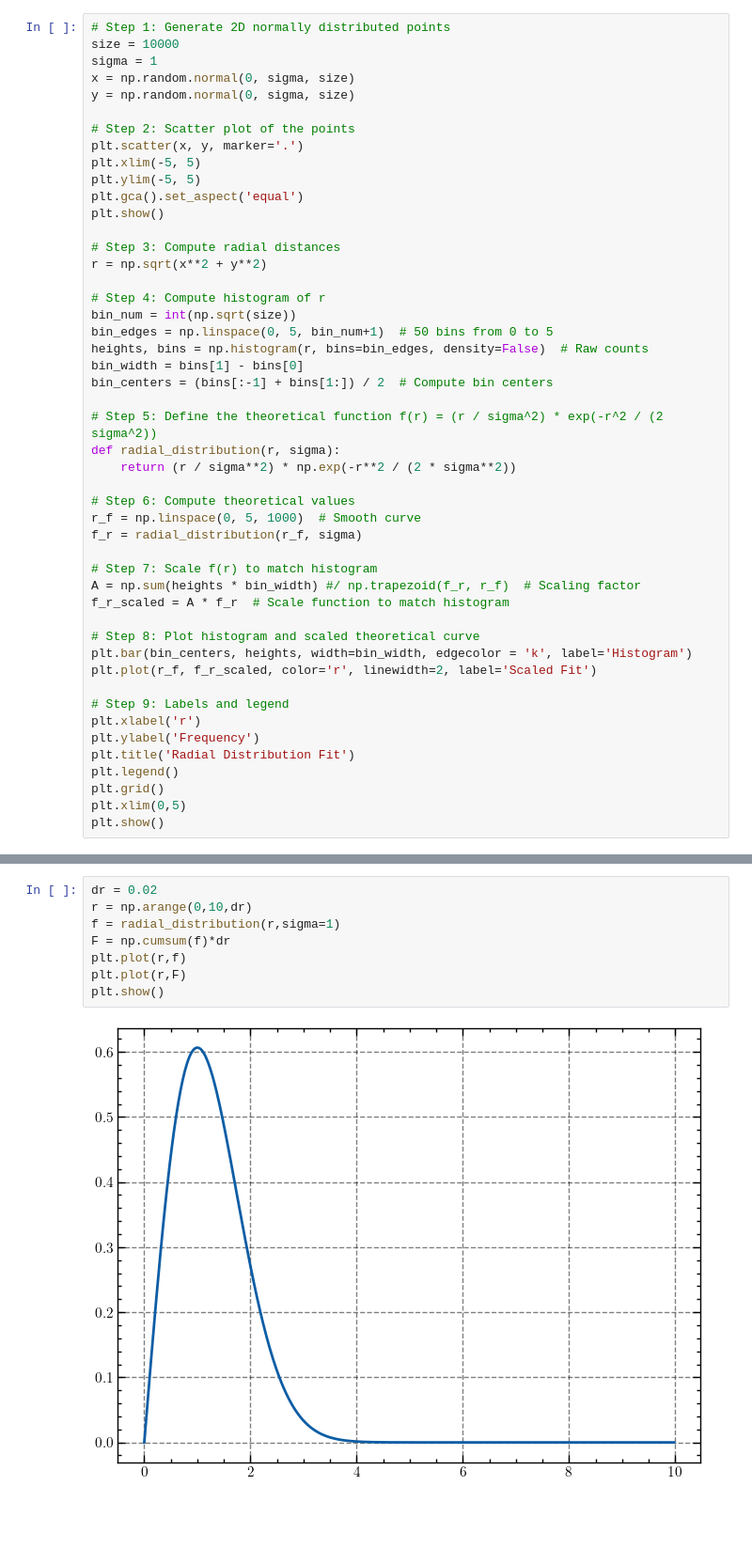
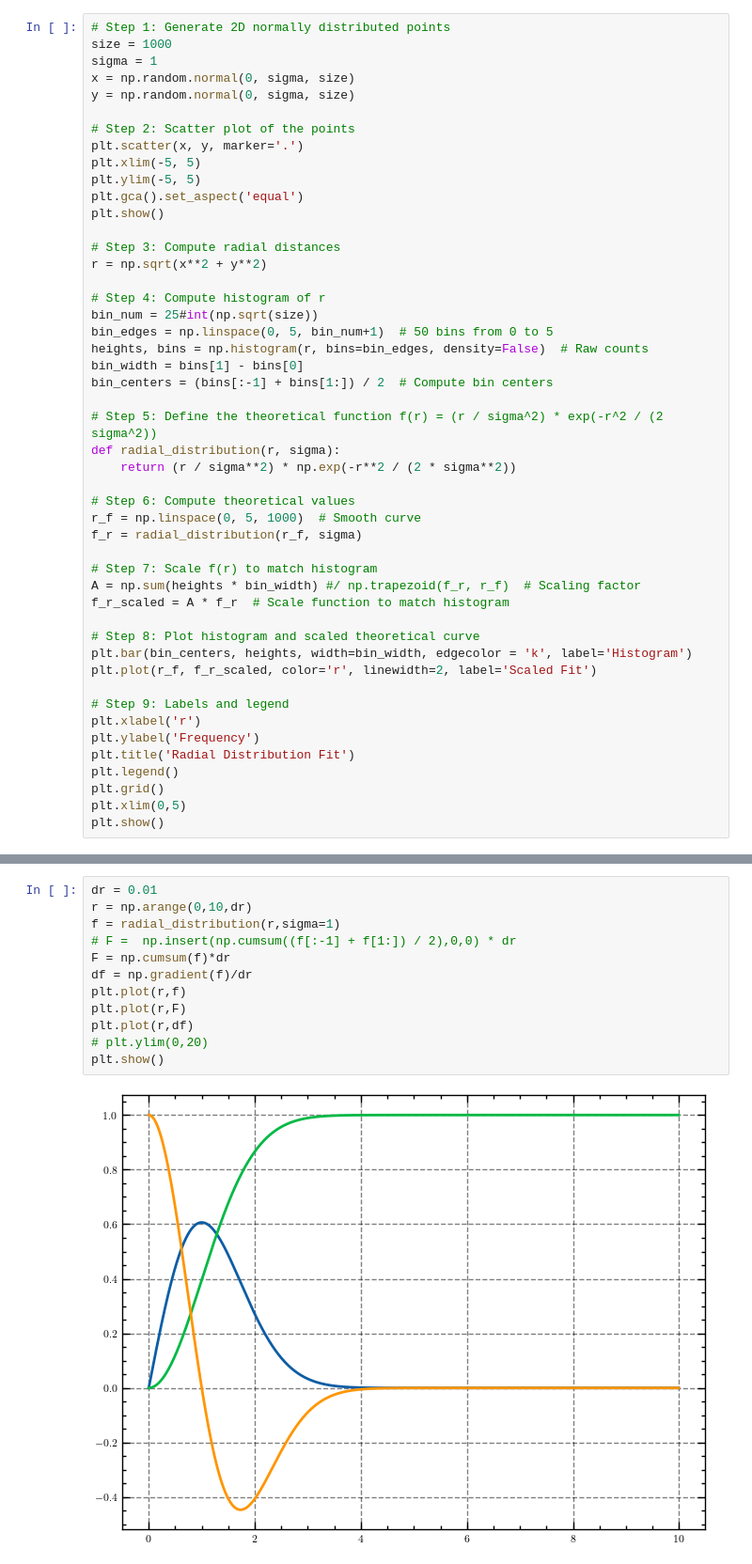
Before and after one commit to silvernuke911/Physics157, a Jupyter notebook: CH1/targets.ipynb, the cells around one changed output, grey strips where cells are left out. Shown at 94% size. Cells and saved outputs as stored; diff of their text form; blank space fills up the shorter version.

```diff
--- a/CH1/targets.ipynb
+++ b/CH1/targets.ipynb
@@ -91,6 +132,6 @@ plt.show()
 # %%
 # Step 1: Generate 2D normally distributed points
-size = 10000
+size = 1000
 sigma = 1
 x = np.random.normal(0, sigma, size)
 y = np.random.normal(0, sigma, size)
@@ -106,7 +147,7 @@ plt.show()
 r = np.sqrt(x**2 + y**2)
 
 # Step 4: Compute histogram of r
-bin_num = int(np.sqrt(size))
+bin_num = 25#int(np.sqrt(size))
 bin_edges = np.linspace(0, 5, bin_num+1)  # 50 bins from 0 to 5
 heights, bins = np.histogram(r, bins=bin_edges, density=False)  # Raw counts
 bin_width = bins[1] - bins[0]
@@ -229,10 +212,14 @@ for _, row in target_file.iterrows():
 # %%
-dr = 0.02
+dr = 0.01
 r = np.arange(0,10,dr)
 f = radial_distribution(r,sigma=1)
+# F =  np.insert(np.cumsum((f[:-1] + f[1:]) / 2),0,0) * dr
 F = np.cumsum(f)*dr
+df = np.gradient(f)/dr
 plt.plot(r,f)
 plt.plot(r,F)
+plt.plot(r,df)
+# plt.ylim(0,20)
 plt.show()
 # %% [output]
-[figure, old version]
+[figure, new version]
```
Also changed, not shown: parts of 8 cells of this notebook, 23 other files.
